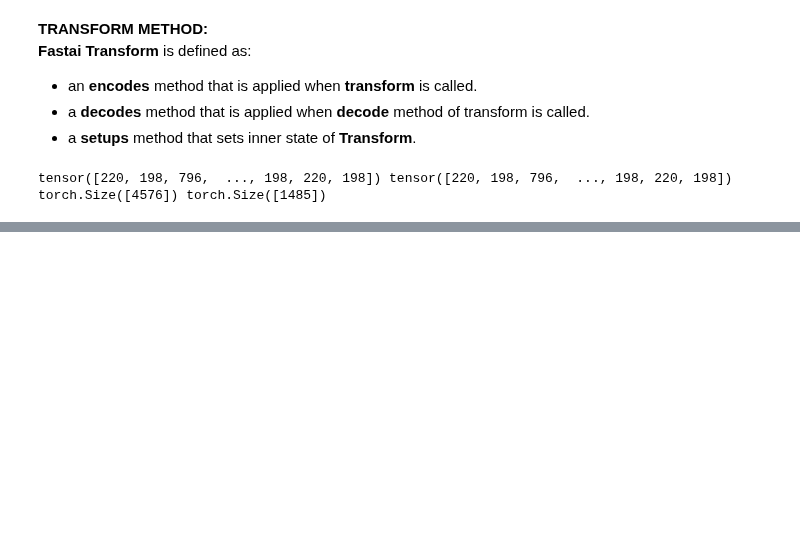
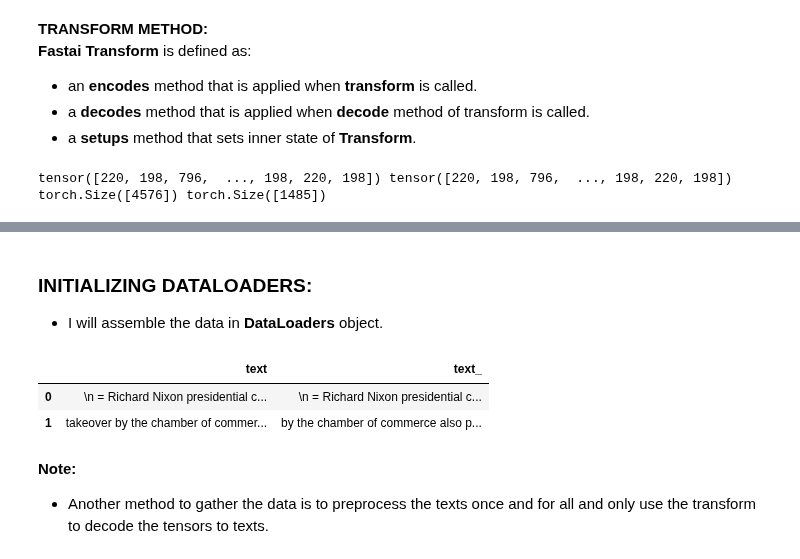
Before and after one commit to ThinamXx/Fastai, a Jupyter notebook: 20. Transformers/Transformers.ipynb, the cells around one changed output, grey strips where cells are left out. Cells and saved outputs as stored; diff of their text form; code cells hidden in the pictures; blank space fills up the shorter version.

```diff
--- a/20. Transformers/Transformers.ipynb
+++ b/20. Transformers/Transformers.ipynb
@@ -117,0 +160,17 @@ torch.Size([4576]) torch.Size([1485])
+# %% [markdown]
+### **INITIALIZING DATALOADERS:**
+- I will assemble the data in **DataLoaders** object.
+# %%
+#@ INITIALIZING DATALOADERS:
+bs, sl = 4, 256                             # Initialization.
+dls = tls.dataloaders(bs=bs, seq_len=sl)    # Initializing DataLoader.
+
+#@ INSPECTING DATALOADERS:
+dls.show_batch(max_n=2)                     # Inspection.
+# %% [output]
+|  | text | text_ |
+| 0 | \n = Richard Nixon presidential c... | \n = Richard Nixon presidential c... |
+| 1 | takeover by the chamber of commer... | by the chamber of commerce also p... |
+# %% [markdown]
+**Note:**
+- Another method to gather the data is to preprocess the texts once and for all and only use the transform to decode the tensors to texts.
```
Also changed, not shown: parts of 13 cells of this notebook.
